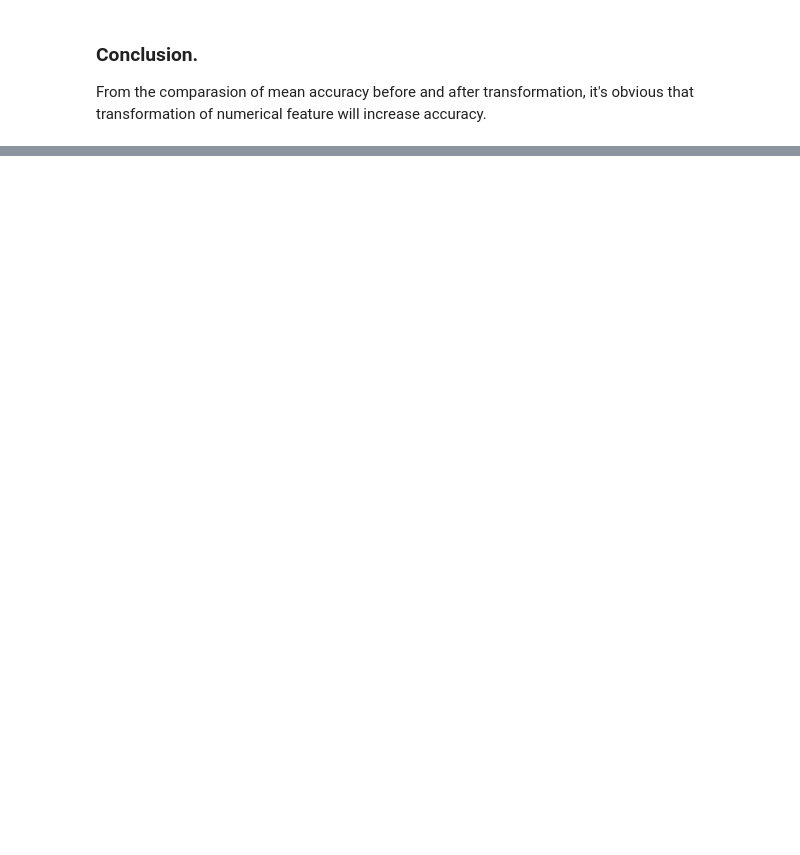
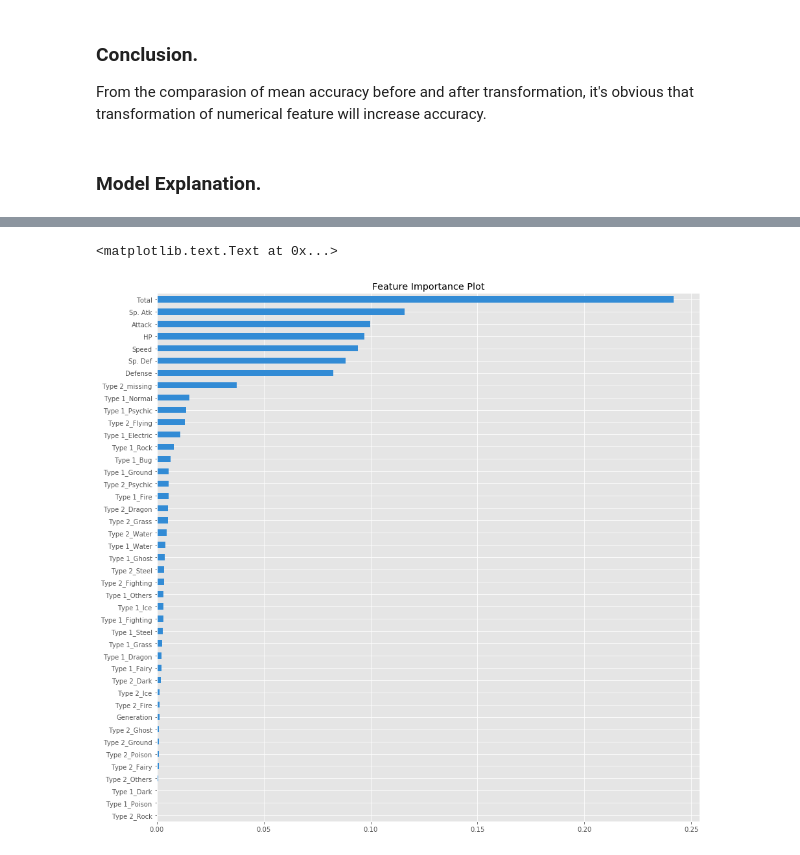
Before and after one commit to AxsPlayer/Tool_Auto-FE, a Jupyter notebook: auto-FE/feature_engineering.ipynb, the cells around one changed output, grey strips where cells are left out. Drawn from its saved outputs; the diff is of its cells as text; code cells hidden in the pictures; blank space fills up the shorter version.

```diff
--- a/auto-FE/feature_engineering.ipynb
+++ b/auto-FE/feature_engineering.ipynb
@@ -216,3 +221,5 @@ logreg.score(X, Y)
 ### Conclusion.
 From the comparasion of mean accuracy before and after transformation, it's obvious that transformation
 of numerical feature will increase accuracy.
+# %% [markdown]
+### Model Explanation.
@@ -218,0 +228,9 @@ of numerical feature will increase accuracy.
+# %%
+# Plot the feature importance.
+fig, ax = plt.subplots(figsize=(15,15))
+interpreter = Interpretation(np.asarray(X), feature_names=X.columns)
+
+pyint_model = InMemoryModel(log_re.predict_proba, examples=np.asarray(X))
+interpreter.feature_importance.plot_feature_importance(pyint_model, ascending=True, ax=ax)
+ax.set_title('Feature Importance Plot')
+# %% [output]
@@ -218,0 +240,2 @@ of numerical feature will increase accuracy.
+<matplotlib.text.Text at 0x...>
+[figure, added]
```
Also changed, not shown: parts of 9 cells of this notebook, 2 other files.
